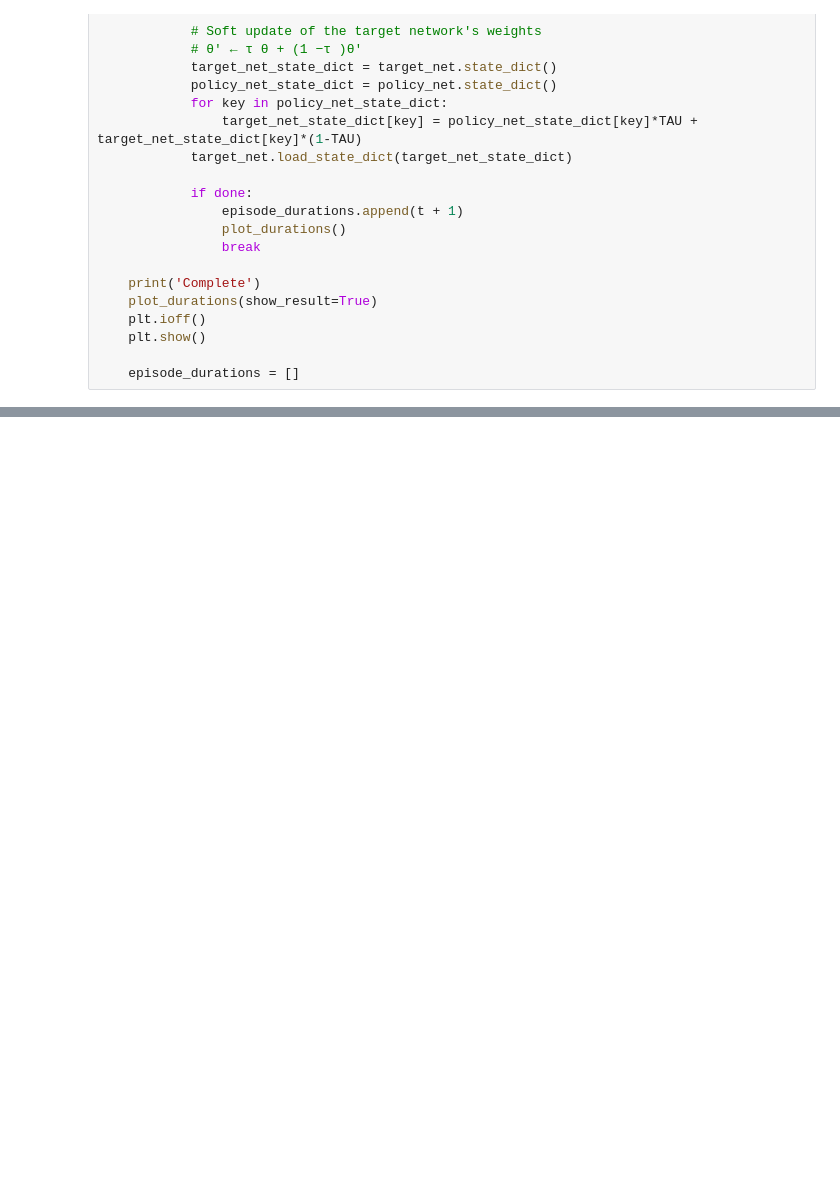
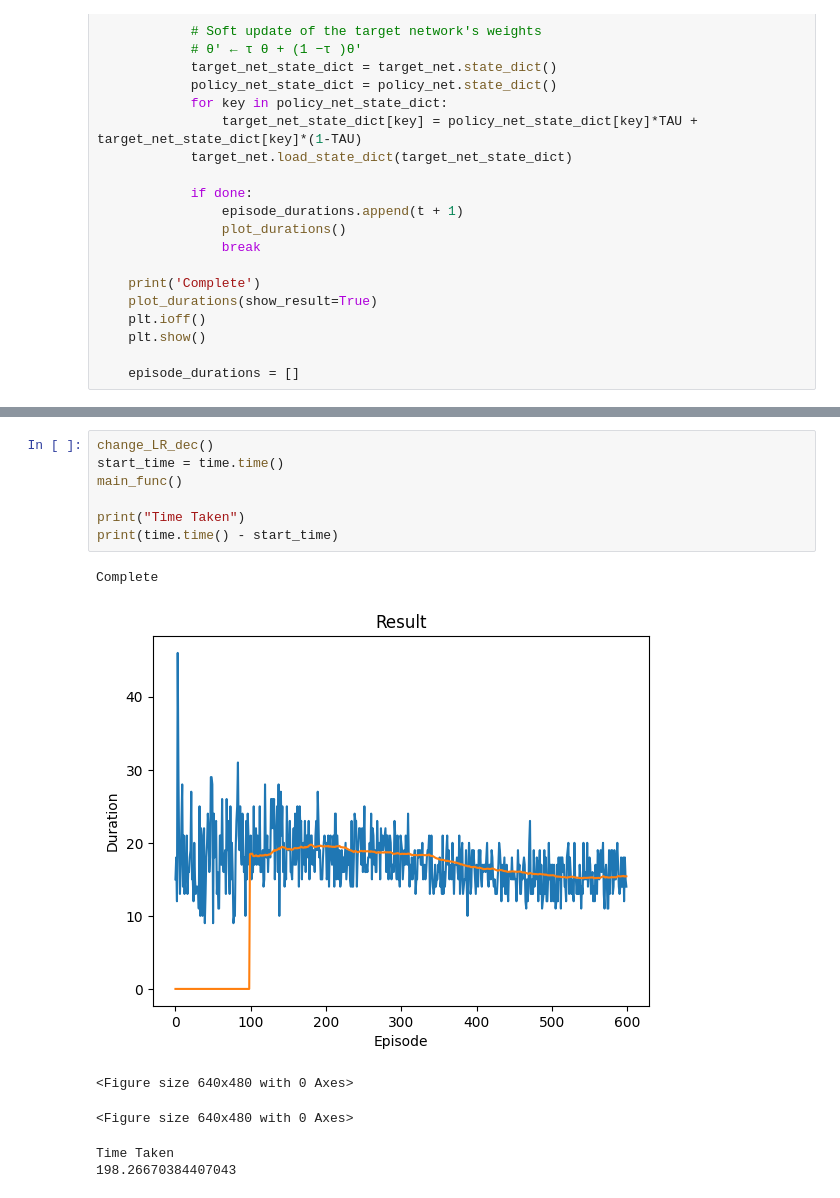
Before and after one commit to mayankchadha16/DQN_CartPole, a Jupyter notebook: dqn-cartpole.ipynb, the cells around one changed output, grey strips where cells are left out. Drawn from its saved outputs; the diff is of its cells as text; blank space fills up the shorter version.

```diff
--- a/dqn-cartpole.ipynb
+++ b/dqn-cartpole.ipynb
@@ -452,3 +456,17 @@ Time Taken
+# %%
+change_LR_dec()
+start_time = time.time()
+main_func()
+
+print("Time Taken")
+print(time.time() - start_time)
+# %% [output]
+Complete
+[figure, added]
+<Figure size 640x480 with 0 Axes>
+<Figure size 640x480 with 0 Axes>
+Time Taken
+198.26670384407043
 # %%
 change_Batch_inc()
 start_time = time.time()
```
Also changed, not shown: parts of 16 cells of this notebook.
